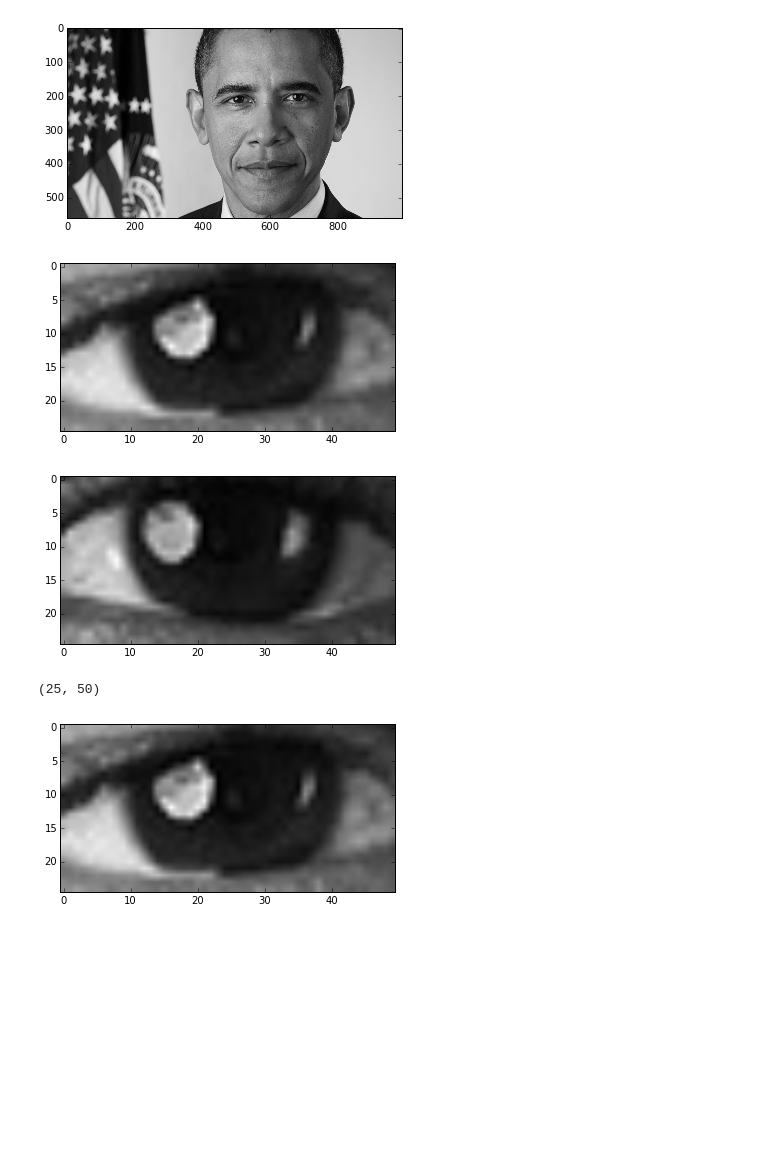
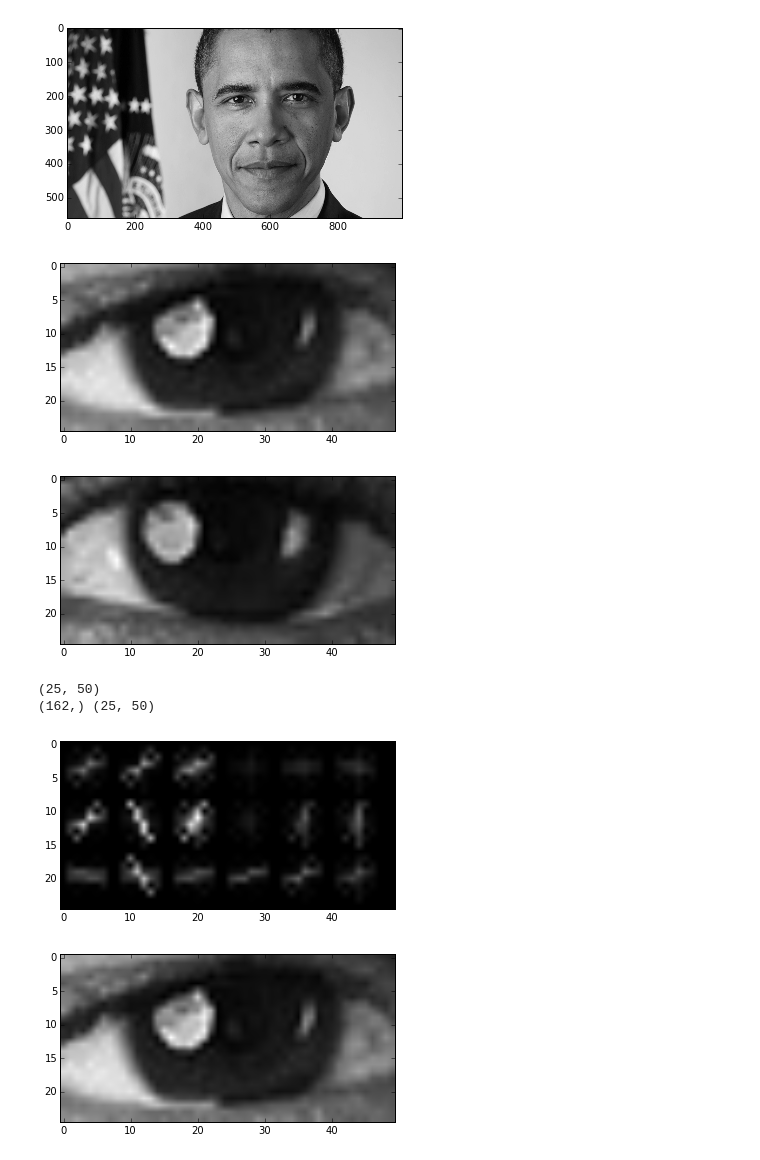
Before and after one commit to dfridovi/imagelib, a Jupyter notebook: eye_detection_svm.ipynb, the cells around one changed output. Cells and saved outputs as stored; diff of their text form; code cells hidden in the pictures; blank space fills up the shorter version.

```diff
--- a/eye_detection_svm.ipynb
+++ b/eye_detection_svm.ipynb
@@ -21,20 +21,26 @@ bf.imshow(img)
 # %%
 # positive exemplars
 eye1_tl = (200, 480)
 eye2_tl = (195, 655)
 
 eye1 = img[200:225, 480:530]
 bf.imshow(eye1)
 
 eye2 = img[195:220, 655:705]
 bf.imshow(eye2)
 
 eye_shape = eye1.shape
 print eye_shape
+
+eye1_hog, hog_vis = feature.hog(eye1, pixels_per_cell=(8, 8), cells_per_block=(6, 3), visualise=True)
+print eye1_hog.shape, hog_vis.shape
+bf.imshow(hog_vis)
 # %% [output]
 [figure]
 [figure]
 (25, 50)
+(162,) (25, 50)
+[figure, added]
 # %%
 def overlapsEye(tl):
     if (((tl[0] < eye1_tl[0]-eye_shape[0]) or (tl[0] > eye1_tl[0]+eye_shape[0])) and
```
Also changed, not shown: 3 other files.
